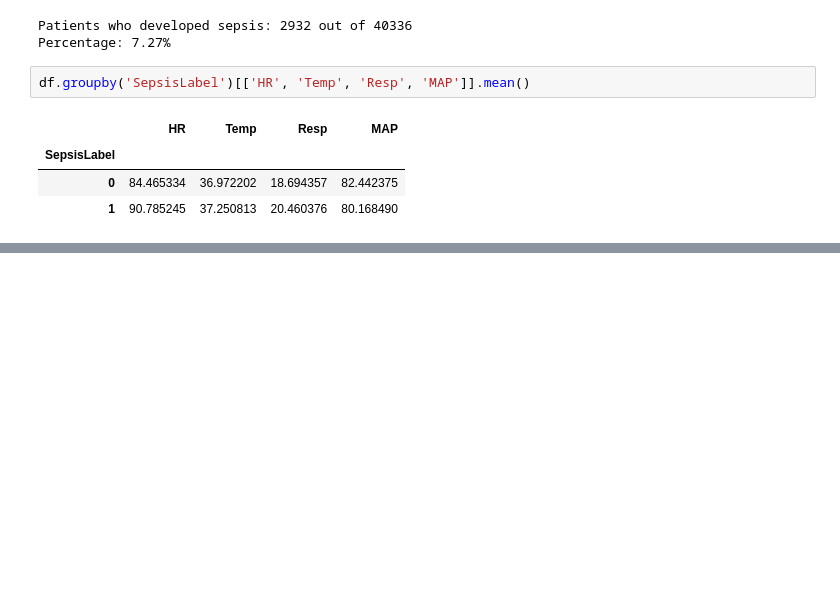
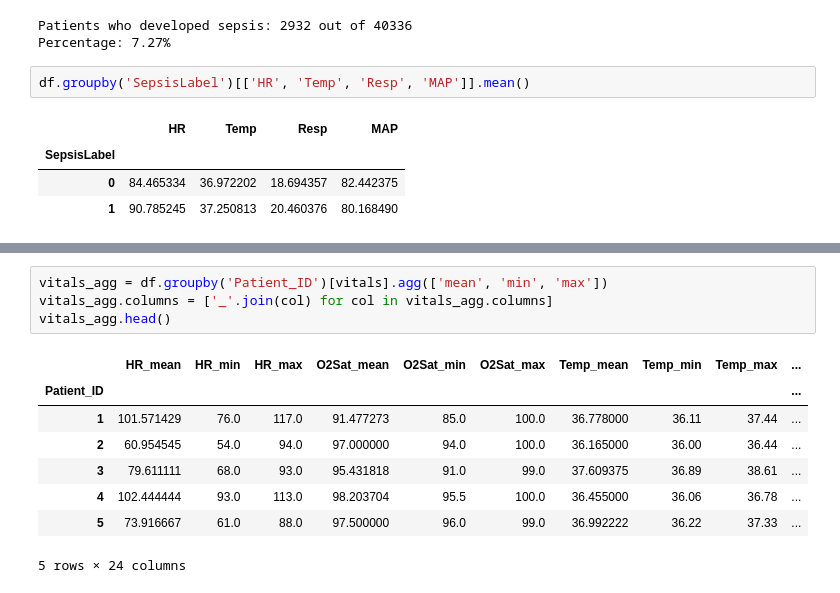
Before and after one commit to tanishqrajsinghchawda/sepsis-project, a Jupyter notebook: notebooks/01_data_acquisition.ipynb, the cells around one changed output, grey strips where cells are left out. Saved outputs shown, nothing was run; the diff lists cells and outputs as text; blank space fills up the shorter version.

```diff
--- a/notebooks/01_data_acquisition.ipynb
+++ b/notebooks/01_data_acquisition.ipynb
@@ -117,0 +148,13 @@ df.groupby('SepsisLabel')[['HR', 'Temp', 'Resp', 'MAP']].mean()
+# %%
+vitals_agg = df.groupby('Patient_ID')[vitals].agg(['mean', 'min', 'max'])
+vitals_agg.columns = ['_'.join(col) for col in vitals_agg.columns]
+vitals_agg.head()
+# %% [output]
+|  | HR_mean | HR_min | HR_max | O2Sat_mean | O2Sat_min | O2Sat_max | Temp_mean | Temp_min | Temp_max | ... |
+| Patient_ID |  |  |  |  |  |  |  |  |  | ... |
+| 1 | 101.571429 | 76.0 | 117.0 | 91.477273 | 85.0 | 100.0 | 36.778000 | 36.11 | 37.44 | ... |
+| 2 | 60.954545 | 54.0 | 94.0 | 97.000000 | 94.0 | 100.0 | 36.165000 | 36.00 | 36.44 | ... |
+| 3 | 79.611111 | 68.0 | 93.0 | 95.431818 | 91.0 | 99.0 | 37.609375 | 36.89 | 38.61 | ... |
+| 4 | 102.444444 | 93.0 | 113.0 | 98.203704 | 95.5 | 100.0 | 36.455000 | 36.06 | 36.78 | ... |
+| 5 | 73.916667 | 61.0 | 88.0 | 97.500000 | 96.0 | 99.0 | 36.992222 | 36.22 | 37.33 | ... |
+5 rows × 24 columns
```
Also changed, not shown: parts of 7 cells of this notebook, 1 other file.
